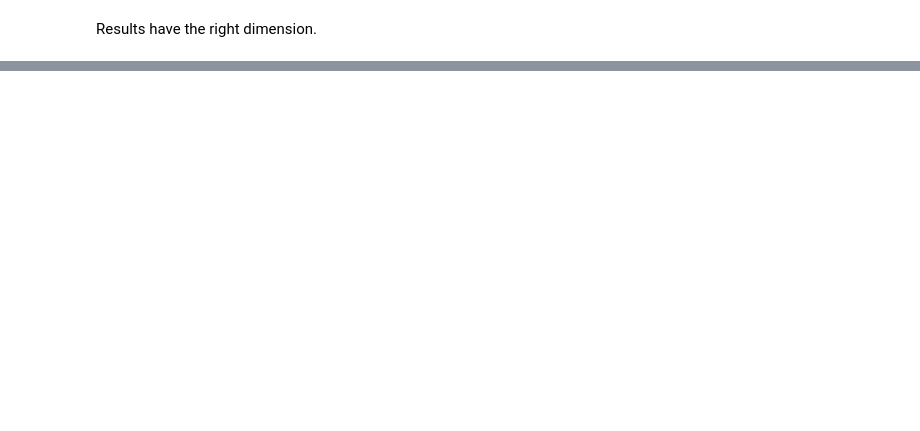
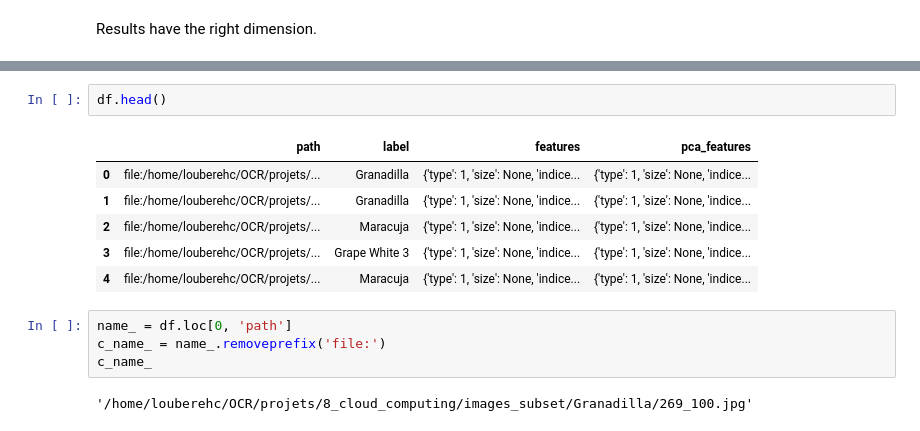
Before and after one commit to JulienfLeBoucher/OC_cloud_computing, a Jupyter notebook: local.ipynb, the cells around one changed output, grey strips where cells are left out. Drawn from its saved outputs; the diff is of its cells as text; blank space fills up the shorter version.

```diff
--- a/local.ipynb
+++ b/local.ipynb
@@ -467,0 +512,15 @@ sc.stop()
+# %%
+df.head()
+# %% [output]
+|  | path | label | features | pca_features |
+| 0 | file:/home/louberehc/OCR/projets/... | Granadilla | {'type': 1, 'size': None, 'indice... | {'type': 1, 'size': None, 'indice... |
+| 1 | file:/home/louberehc/OCR/projets/... | Granadilla | {'type': 1, 'size': None, 'indice... | {'type': 1, 'size': None, 'indice... |
+| 2 | file:/home/louberehc/OCR/projets/... | Maracuja | {'type': 1, 'size': None, 'indice... | {'type': 1, 'size': None, 'indice... |
+| 3 | file:/home/louberehc/OCR/projets/... | Grape White 3 | {'type': 1, 'size': None, 'indice... | {'type': 1, 'size': None, 'indice... |
+| 4 | file:/home/louberehc/OCR/projets/... | Maracuja | {'type': 1, 'size': None, 'indice... | {'type': 1, 'size': None, 'indice... |
+# %%
+name_ = df.loc[0, 'path']
+c_name_ = name_.removeprefix('file:')
+c_name_
+# %% [output]
+'/home/louberehc/OCR/projets/8_cloud_computing/images_subset/Granadilla/269_100.jpg'
```
Also changed, not shown: parts of 35 cells of this notebook.
